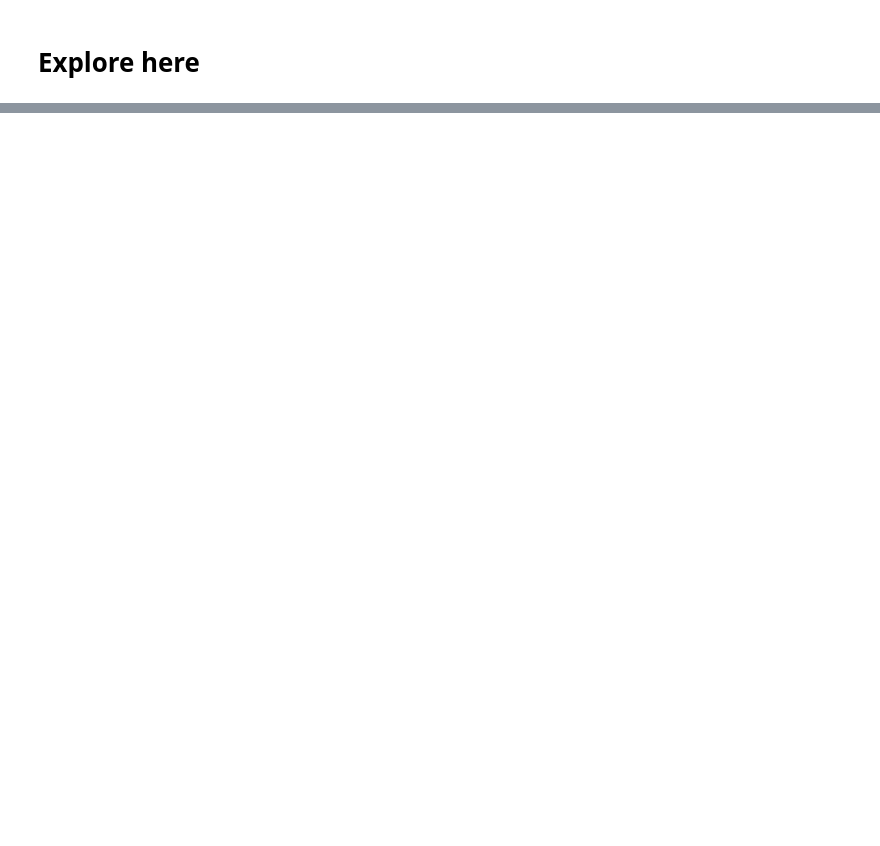
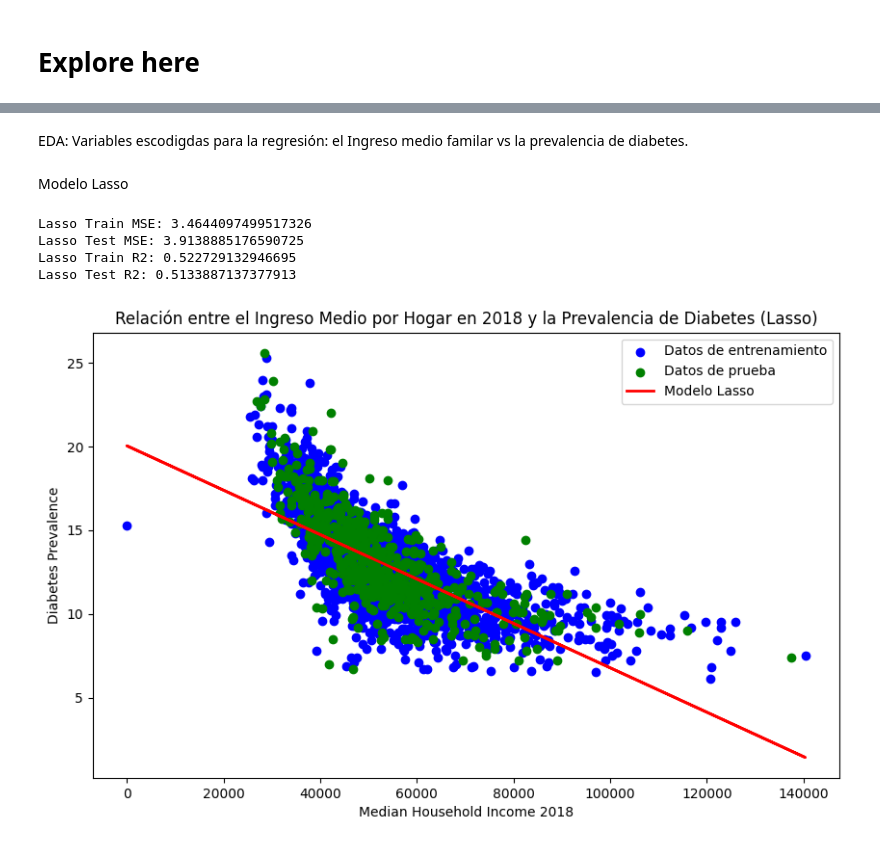
Before and after one commit to 4GeeksAcademy/Regresion_Lineal_Regularizada, a Jupyter notebook: src/explore.ipynb, the cells around one changed output, grey strips where cells are left out. Saved outputs shown, nothing was run; the diff lists cells and outputs as text; code cells hidden in the pictures; blank space fills up the shorter version.

```diff
--- a/src/explore.ipynb
+++ b/src/explore.ipynb
@@ -36,0 +43,46 @@ memory usage: 2.6+ MB
+# %% [markdown]
+EDA: Variables escodigdas para la regresión: el Ingreso medio familar vs la prevalencia de diabetes.
+# %%
+from sklearn.model_selection import train_test_split
+from sklearn.linear_model import LinearRegression
+
+# Seleccionar las variables de interés
+X = data[['Median_Household_Income_2018']]
+y = data['diabetes_prevalence']
+
+# Dividir los datos en entrenamiento y prueba
+X_train, X_test, y_train, y_test = train_test_split(X, y, test_size=0.2, random_state=42)
+# %%
+from sklearn.preprocessing import StandardScaler
+
+# Normalizar los datos
+scaler = StandardScaler()
+X_train_scaled = scaler.fit_transform(X_train)
+X_test_scaled = scaler.transform(X_test)
+# %% [markdown]
+Modelo Lasso
+# %%
+from sklearn.linear_model import Lasso, Ridge
+# Modelo Lasso
+lasso_model = Lasso(alpha=0.1, max_iter=300)
+lasso_model.fit(X_train_scaled, y_train)
+y_pred_train_lasso = lasso_model.predict(X_train_scaled)
+y_pred_test_lasso = lasso_model.predict(X_test_scaled)
+# %%
+from sklearn.metrics import mean_squared_error, r2_score
+
+# Evaluar el modelo Lasso
+train_mse_lasso = mean_squared_error(y_train, y_pred_train_lasso)
+test_mse_lasso = mean_squared_error(y_test, y_pred_test_lasso)
+train_r2_lasso = r2_score(y_train, y_pred_train_lasso)
+test_r2_lasso = r2_score(y_test, y_pred_test_lasso)
+
+print(f'Lasso Train MSE: {train_mse_lasso}')
+print(f'Lasso Test MSE: {test_mse_lasso}')
+print(f'Lasso Train R2: {train_r2_lasso}')
+print(f'Lasso Test R2: {test_r2_lasso}')
+# %% [output]
+Lasso Train MSE: 3.4644097499517326
+Lasso Test MSE: 3.9138885176590725
+Lasso Train R2: 0.522729132946695
+Lasso Test R2: 0.5133887137377913
@@ -36,0 +95,16 @@ memory usage: 2.6+ MB
+# %%
+import matplotlib.pyplot as plt
+
+# Grafico resultados Lasso
+plt.figure(figsize=(10, 6))
+plt.scatter(X_train, y_train, color='blue', label='Datos de entrenamiento')
+plt.scatter(X_test, y_test, color='green', label='Datos de prueba')
+plt.plot(X_train, y_pred_train_lasso, color='red', linewidth=2, label='Modelo Lasso')
+
+plt.xlabel('Median Household Income 2018')
+plt.ylabel('Diabetes Prevalence')
+plt.title('Relación entre el Ingreso Medio por Hogar en 2018 y la Prevalencia de Diabetes (Lasso)')
+plt.legend()
+plt.show()
+# %% [output]
+[figure, added]
```
Also changed, not shown: parts of 8 cells of this notebook, 3 other files.
